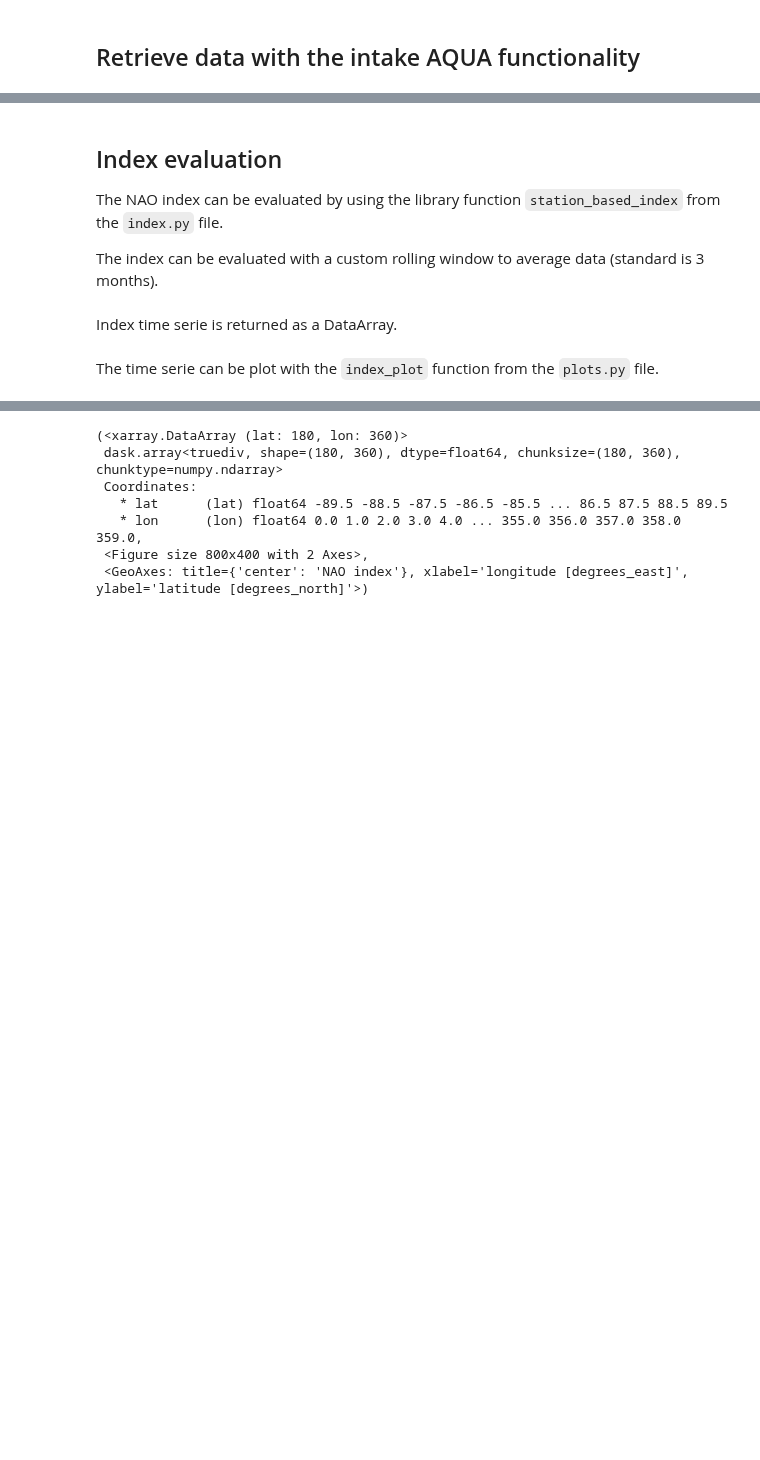
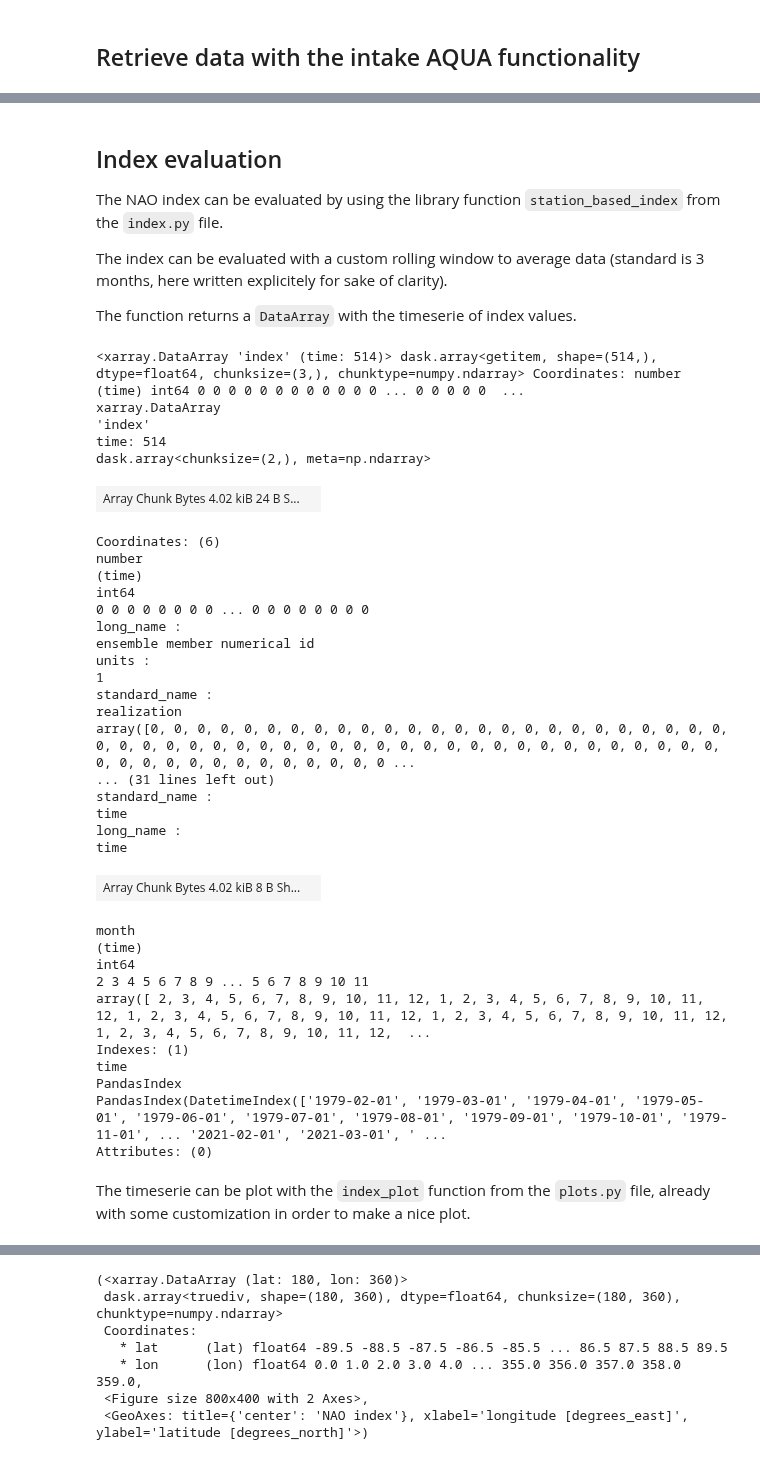
Before and after one commit to DestinE-Climate-DT/AQUA, a Jupyter notebook: diagnostics/teleconnections/notebooks/NAO.ipynb, the cells around one changed output, grey strips where cells are left out. Drawn from its saved outputs; the diff is of its cells as text; code cells hidden in the pictures; blank space fills up the shorter version.

```diff
--- a/diagnostics/teleconnections/notebooks/NAO.ipynb
+++ b/diagnostics/teleconnections/notebooks/NAO.ipynb
@@ -55,13 +188,49 @@ infile = reader.regrid(infile)
 
 The NAO index can be evaluated by using the library function `station_based_index` from the `index.py` file.
 
-The index can be evaluated with a custom rolling window to average data (standard is 3 months).
+The index can be evaluated with a custom rolling window to average data (standard is 3 months, here written explicitely for sake of clarity).
+
+The function returns a `DataArray` with the timeserie of index values.
 # %%
 nao = station_based_index(infile,namelist,telecname,months_window=3)
+nao
+# %% [output]
+<xarray.DataArray 'index' (time: 514)> dask.array<getitem, shape=(514,), dtype=float64, chunksize=(3,), chunktype=numpy.ndarray> Coordinates: number (time) int64 0 0 0 0 0 0 0 0 0 0 0 0 ... 0 0 0 0 0  ...
+xarray.DataArray
+'index'
+time: 514
+dask.array<chunksize=(2,), meta=np.ndarray>
+| Array Chunk Bytes 4.02 kiB 24 B S... |  |
+Coordinates: (6)
+number
+(time)
+int64
+0 0 0 0 0 0 0 0 ... 0 0 0 0 0 0 0 0
+long_name :
+ensemble member numerical id
+units :
+1
+standard_name :
+realization
+array([0, 0, 0, 0, 0, 0, 0, 0, 0, 0, 0, 0, 0, 0, 0, 0, 0, 0, 0, 0, 0, 0, 0, 0, 0, 0, 0, 0, 0, 0, 0, 0, 0, 0, 0, 0, 0, 0, 0, 0, 0, 0, 0, 0, 0, 0, 0, 0, 0, 0, 0, 0, 0, 0, 0, 0, 0, 0, 0, 0, 0, 0, 0, 0, 0 ...
+... (31 lines left out)
+standard_name :
+time
+long_name :
+time
+| Array Chunk Bytes 4.02 kiB 8 B Sh... |  |
+month
+(time)
+int64
+2 3 4 5 6 7 8 9 ... 5 6 7 8 9 10 11
+array([ 2, 3, 4, 5, 6, 7, 8, 9, 10, 11, 12, 1, 2, 3, 4, 5, 6, 7, 8, 9, 10, 11, 12, 1, 2, 3, 4, 5, 6, 7, 8, 9, 10, 11, 12, 1, 2, 3, 4, 5, 6, 7, 8, 9, 10, 11, 12, 1, 2, 3, 4, 5, 6, 7, 8, 9, 10, 11, 12,  ...
+Indexes: (1)
+time
+PandasIndex
+PandasIndex(DatetimeIndex(['1979-02-01', '1979-03-01', '1979-04-01', '1979-05-01', '1979-06-01', '1979-07-01', '1979-08-01', '1979-09-01', '1979-10-01', '1979-11-01', ... '2021-02-01', '2021-03-01', ' ...
+Attributes: (0)
-# %% [markdown]
-Index time serie is returned as a DataArray.
 # %% [markdown]
-The time serie can be plot with the `index_plot` function from the `plots.py` file.
+The timeserie can be plot with the `index_plot` function from the `plots.py` file, already with some customization in order to make a nice plot.
 # %%
 index_plot(nao,title='NAO index',save=True,filename='NAO_index.png',outputdir='../img/',xlabel='time')
 # %% [output]
```
Also changed, not shown: parts of 14 cells of this notebook, 8 other files.
